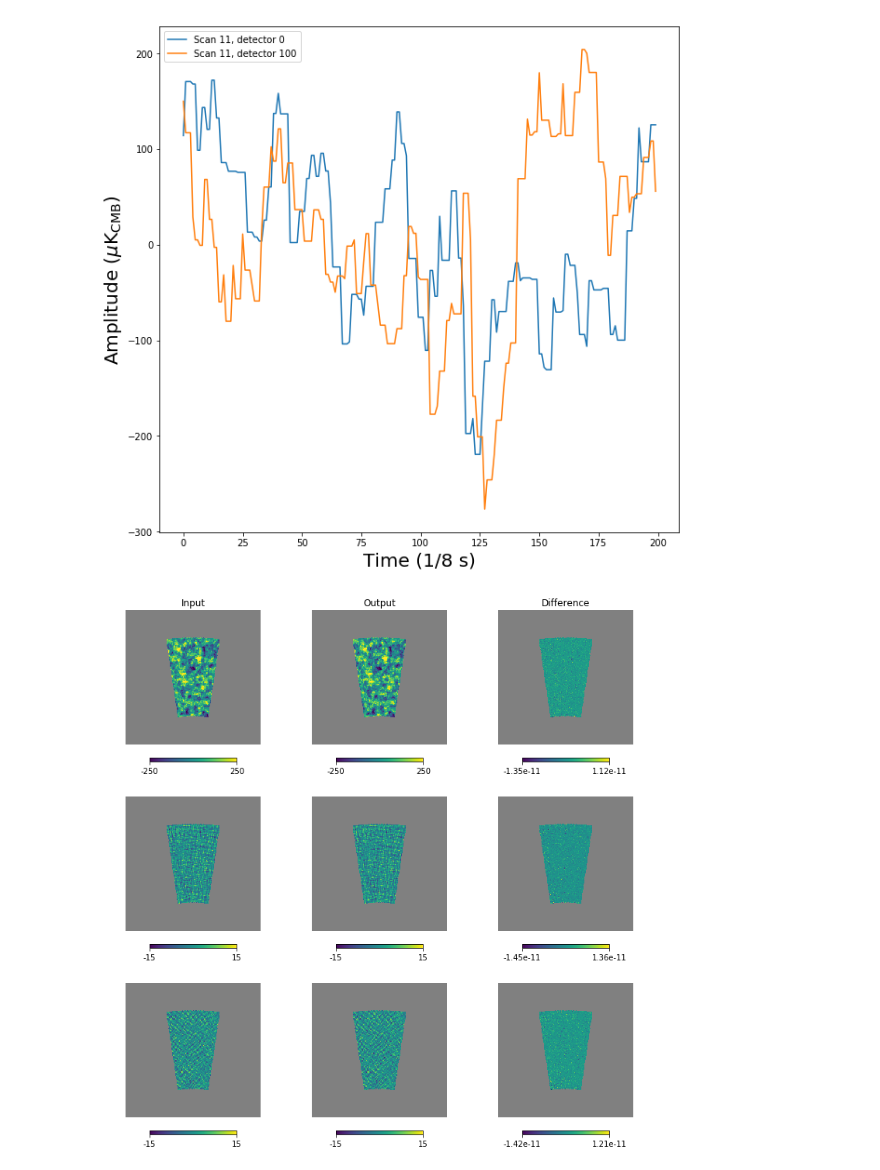
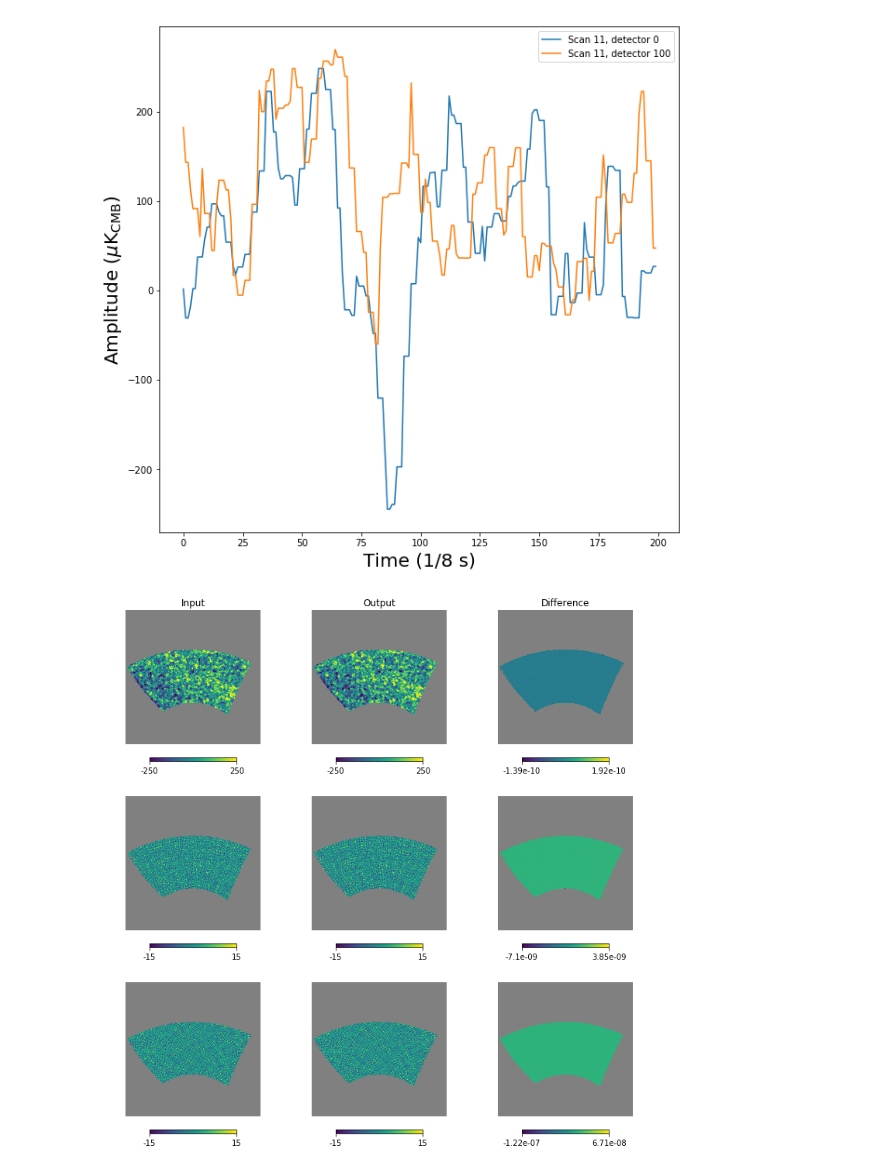
Before and after one commit to JulienPeloton/s4cmb, a Jupyter notebook: jupyter_doc/end_to_end_simulation.ipynb, the cells around one changed output. Saved outputs shown, nothing was run; the diff lists cells and outputs as text; code cells hidden in the pictures.

Commit message:
Add flat sky projection for the output map.

```diff
--- a/jupyter_doc/end_to_end_simulation.ipynb
+++ b/jupyter_doc/end_to_end_simulation.ipynb
@@ -43,7 +43,7 @@ except ImportError:
 ## (for test purposes, we create the maps on-the-fly from a CAMB file)
 ## Note that HealpixFitsMap can take as input a fits file with sky maps already in.
 sky_in = HealpixFitsMap('../s4cmb/data/test_data_set_lensedCls.dat', do_pol=True,
-                        FWHM_in=3.5, nside_in=512, map_seed=5843787, verbose=False,
+                        fwhm_in=3.5, nside_in=512, map_seed=5843787, verbose=False,
                         no_ileak=False, no_quleak=False)
 # %%
 ## Initialise our instrument
@@ -55,9 +55,9 @@ sky_in = HealpixFitsMap('../s4cmb/data/test_data_set_lensedCls.dat', do_pol=True
 ## Finally, we mount a continously rotating HWP @ 2Hz on the instrument.
 inst = Hardware(ncrate=4, ndfmux_per_crate=1,
                 nsquid_per_mux=1, npair_per_squid=16,
-                fp_size=60., FWHM=3.5,
+                fp_size=60., fwhm=3.5,
                 beam_seed=58347, projected_fp_size=3., pm_name='5params',
-                type_HWP='CRHWP', freq_HWP=2., angle_HWP=0., verbose=False)
+                type_hwp='CRHWP', freq_hwp=2., angle_hwp=0., verbose=False)
 # %%
 ## Initialize our scanning strategy
 ## Our scanning strategy will consist in scanning the Southern sky from Chile.
@@ -65,7 +65,7 @@ inst = Hardware(ncrate=4, ndfmux_per_crate=1,
 ## We will start the observation January, 1st 2013.
 ## We will set the sampling frequency of the detector to be 8 Hz, and we will
 ## scan the sky at a speed of 0.4 deg/s.
-scan = ScanningStrategy(nCES=12, start_date='2013/1/1 00:00:00',
+scan = ScanningStrategy(nces=1, start_date='2013/1/1 00:00:00',
                         telescope_longitude='-67:46.816',
                         telescope_latitude='-22:56.396', telescope_elevation=5200.,
                         name_strategy='deep_patch', sampling_freq=8., sky_speed=0.4,
@@ -87,9 +87,9 @@ scan.run()
 nside_out = 512
 
 ## Loop over scans
-for CESnumber in range(scan.nCES):
+for CESnumber in range(scan.nces):
     tod = TimeOrderedDataPairDiff(inst, scan, sky_in, CESnumber=CESnumber,
-                                  nside_out=nside_out, width=20.)
+                                  projection='healpix', nside_out=nside_out, width=130.)
 
     ## Initialise map containers
     if CESnumber == 0:
@@ -113,17 +113,21 @@ pl.xlabel('Time (1/8 s)', fontsize=20)
 pl.ylabel('Amplitude ($\mu$K$_{\\rm CMB}$)', fontsize=20)
 pl.show()
 # %% [output]
-[figure, old version]
+[figure, new version]
 # %%
 ## In the absence of systematics, these operations should not change the
 ## signal. Let's check that we did not harm the signal.
-xsize = 300
+xsize = 500
 fig = pl.figure(figsize=(10, 10))
+
+nhit = partial2full(sky_out_tot.nhit, sky_out_tot.obspix,
+                       sky_out_tot.nside, fill_with=0.0)
 
 ## Temperature
 sky_out = partial2full(sky_out_tot.get_I(), sky_out_tot.obspix,
                        sky_out_tot.nside, fill_with=0.0)
-mask = sky_out == 0.0
+
+mask = nhit < 1
 sky_in.I[mask] = np.nan
 sky_out[mask] = np.nan
 hp.gnomview(sky_in.I, rot=[0, -57.5], xsize=xsize, reso=6.9, sub=331,
@@ -132,34 +136,34 @@ hp.gnomview(sky_out, rot=[0, -57.5], xsize=xsize, reso=6.9, sub=332,
             title='Output', notext=True, min=-250, max=250)
 hp.gnomview(sky_in.I - sky_out, rot=[0, -57.5], xsize=xsize, reso=6.9, sub=333,
             title='Difference', notext=True)
 
 ## Stokes Q
 sky_out = partial2full(sky_out_tot.get_QU()[0], sky_out_tot.obspix,
                        sky_out_tot.nside, fill_with=0.0)
-mask = sky_out == 0
+mask = nhit < 10
 sky_in.Q[mask] = np.nan
 sky_out[mask] = np.nan
 
 hp.gnomview(sky_in.Q, rot=[0, -57.5], xsize=xsize, reso=6.9, sub=334,
             notext=True, min=-15, max=15, title='')
 hp.gnomview(sky_out, rot=[0, -57.5], xsize=xsize, reso=6.9, sub=335,
             notext=True, min=-15, max=15, title='')
 hp.gnomview(sky_in.Q - sky_out, rot=[0, -57.5], xsize=xsize, reso=6.9, sub=336,
             notext=True, title='')
 
 ## Stokes U
 sky_out = partial2full(sky_out_tot.get_QU()[1], sky_out_tot.obspix,
                        sky_out_tot.nside, fill_with=0.0)
-mask = sky_out == 0
+mask = nhit < 10
 sky_in.U[mask] = np.nan
 sky_out[mask] = np.nan
 hp.gnomview(sky_in.U, rot=[0, -57.5], xsize=xsize, reso=6.9, sub=337,
             notext=True, min=-15, max=15, title='')
 hp.gnomview(sky_out, rot=[0, -57.5], xsize=xsize, reso=6.9, sub=338,
             notext=True, min=-15, max=15, title='')
 hp.gnomview(sky_in.U - sky_out, rot=[0, -57.5], xsize=xsize, reso=6.9, sub=339,
             notext=True, title='')
 pl.show()
 # %% [output]
-[figure, old version]
+[figure, new version]
 # %%
```
Also changed, not shown: parts of 1 cell of this notebook, 4 other files.
